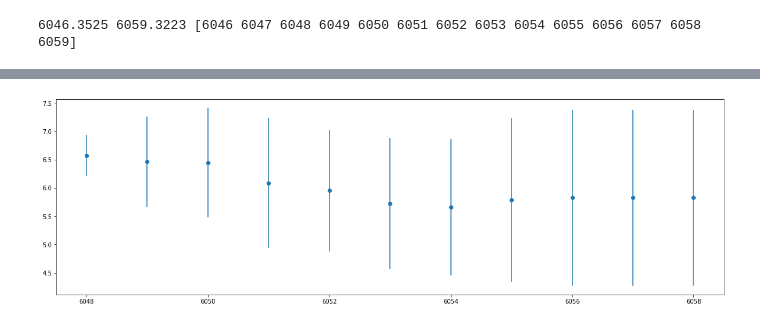
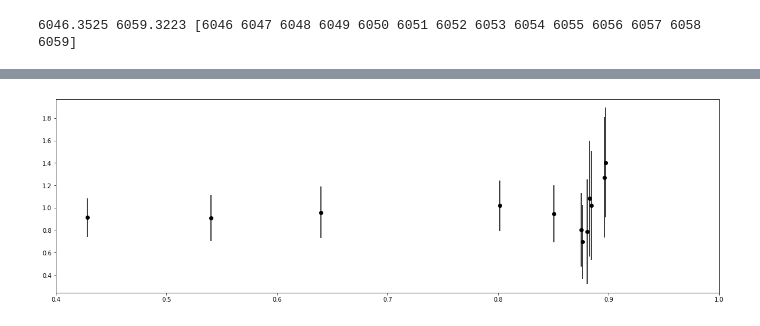
Before and after one commit to iganache/Arecibo, a Jupyter notebook: Tessera_interp_arcdr.ipynb, the cells around one changed output, grey strips where cells are left out. Drawn from its saved outputs; the diff is of its cells as text; code cells hidden in the pictures.

```diff
--- a/Tessera_interp_arcdr.ipynb
+++ b/Tessera_interp_arcdr.ipynb
@@ -13,9 +13,10 @@ file = "Sudenitsa_altrad_AO2015.csv"
 df = pd.read_csv(file)
 df = df[df["emis"]>0]
 df = df.sort_values(by=['pradius'])
+tess_df = df[df["tessera"]==1]
 # %%
 print(df.columns)
 data = df.to_numpy()
-print(data[0])
+tess_data = tess_df.to_numpy()
 # %% [output]
 Index(['FID', 'orbit', 'footprint', 'lat', 'lon', 'pradius', 'rms_slope',
@@ -56,16 +39,34 @@ print(mean_data)
 # %%
 min_idx = 0
+min_tess_idx = 0
+max_idx = 0
+max_tess_idx = 0
+
 for i in range(len(elev_range)):
     try:
         e = elev_range[i+1]
     except:
         break
 
-    max_idx = np.argmax(np.where(data[:,5]<e))
-    print(e, max_idx)
-    if (max_idx - min_idx != 0) | (min_idx != 0):
-        temp_data = data[min_idx:max_idx, 6:]
-        print(temp_data.shape)
-        mean_data[i, :] = np.mean(temp_data, axis = 0)
-        stdev_data[i, :] = np.std(temp_data, axis = 0)
+    if not len(np.where(data[:,5]<e)[0]) == 0:
+        max_idx = np.argmax(np.where(data[:,5]<e))
+        if (max_idx - min_idx != 0) | (min_idx != 0):
+            temp_all = data[min_idx:max_idx, 6:-1].astype(np.float32)
+
+            mean_all[i, :] = np.mean(temp_all, axis = 0)
+            stdev_all[i, :] = np.std(temp_all, axis = 0)
+
+
+    if not len(np.where(tess_data[:,5]<e)[0]) == 0:
+        max_tess_idx = np.argmax(np.where(tess_data[:,5]<e))
+        print(e, min_tess_idx, max_tess_idx)
+        if (max_tess_idx - min_tess_idx != 0) | (min_tess_idx != 0):
+            temp_tess = tess_data[min_tess_idx:max_tess_idx, 6:-1].astype(np.float32)
+
+            mean_tess[i, :] = np.mean(temp_tess, axis = 0)
+            stdev_tess[i, :] = np.std(temp_tess, axis = 0)
+
+
+    min_idx = max_idx
+    min_tess_idx = max_tess_idx
 # %% [output]
@@ -93,12 +99,16 @@ print(elev_range.shape, mean_data.shape)
 # %%
 fig, ax = plt.subplots(nrows=1, ncols=1)
 fig.set_size_inches(20,6)
 cmap = cm.hawaii
+xval = 3
+yval = 6
 
-ax.errorbar(elev_range[2:-1], mean_data[2:-1,-3], yerr= stdev_data[2:-1,-3], fmt='o')
+ax.errorbar(mean_all[2:-1,xval], mean_all[2:-1,yval], yerr= stdev_all[2:-1,yval], fmt='o', color = 'k')
+# ax.errorbar(mean_tess[2:-1,xval], mean_all[2:-1,yval], yerr= stdev_tess[2:-1,yval], fmt='o', color = 'red')
+ax.set_xlim(0.4,1)
 plt.show()
 # %% [output]
-[figure, old version]
+[figure, new version]
 # %%
 fig, ax = plt.subplots(nrows=1, ncols=3)
 fig.set_size_inches(20,6)
```
Also changed, not shown: parts of 9 cells of this notebook, 3 other files.
